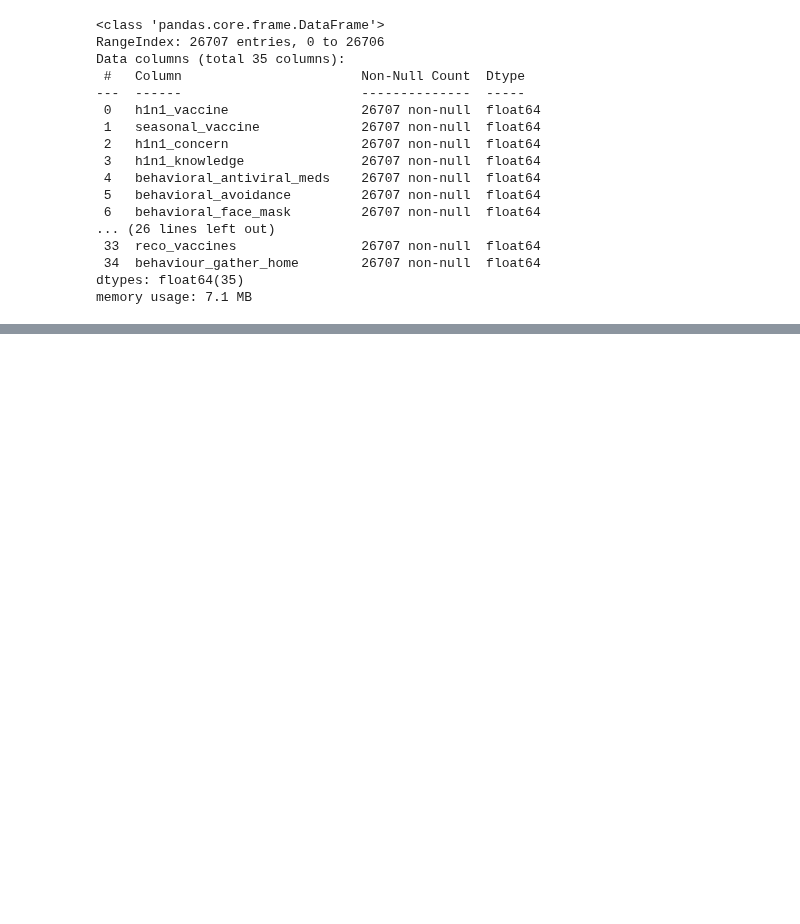
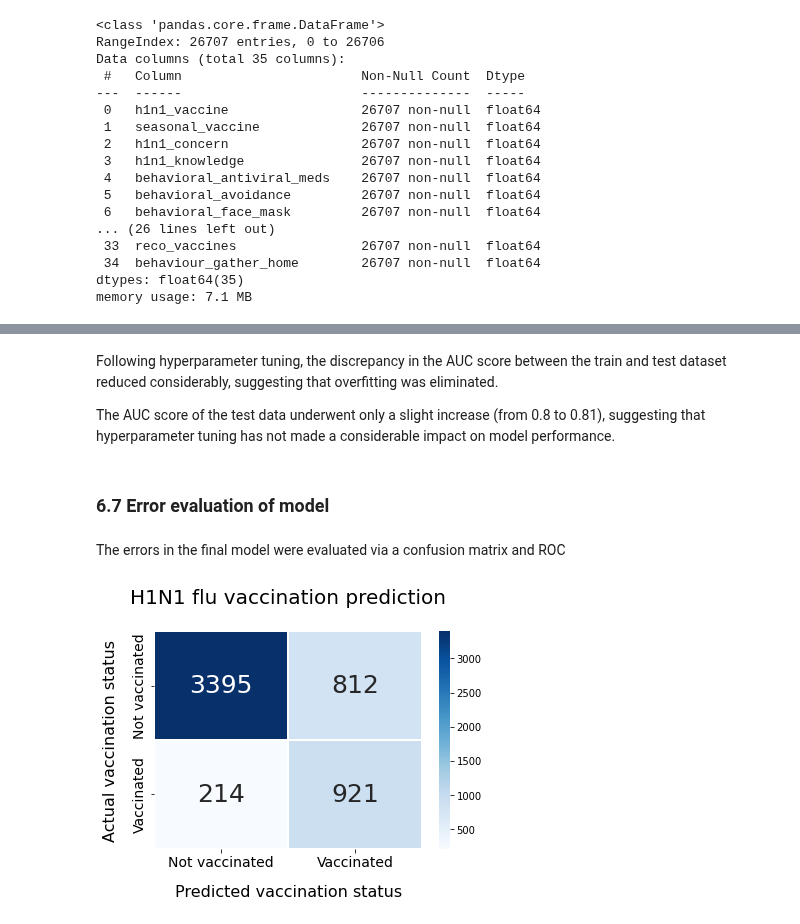
Before and after one commit to RayKwame/TheFluShot, a Jupyter notebook: Flu_shot_acceptance_final_version.ipynb, the cells around one changed output, grey strips where cells are left out. Saved outputs shown, nothing was run; the diff lists cells and outputs as text; code cells hidden in the pictures; blank space fills up the shorter version.

```diff
--- a/Flu_shot_acceptance_final_version.ipynb
+++ b/Flu_shot_acceptance_final_version.ipynb
@@ -470,0 +571,2 @@ memory usage: 7.1 MB
+# %%
+y_h1n1_test = y_h1n1_test.to_numpy()
@@ -470,0 +671,8 @@ memory usage: 7.1 MB
+# %%
+best_model_rand_forst_unilabel= RandomForestClassifier(n_estimators= 67, max_leaf_nodes=41, max_features=0.5, max_depth=7, bootstrap=True)
+# %%
+best_model_rand_forst_unilabel = best_model_rand_forst_unilabel.fit(X_downsamp_train, y_h1n1_downsamp_train)
+# %%
+best_model_h1n1_train = best_model_rand_forst_unilabel.predict(X_h1n1_train)
+
+best_model_h1n1_test = best_model_rand_forst_unilabel.predict(X_h1n1_test)
@@ -470,0 +727,22 @@ memory usage: 7.1 MB
+# %% [markdown]
+Following hyperparameter tuning, the discrepancy in the AUC score between the train and test dataset reduced considerably, suggesting that overfitting was eliminated.
+
+The AUC score of the test data underwent only a slight increase (from 0.8 to 0.81), suggesting that hyperparameter tuning has not made a considerable impact on model performance.
+# %% [markdown]
+### 6.7 Error evaluation of model
+# %% [markdown]
+The errors in the final model were evaluated via a confusion matrix and ROC
+# %%
+cm = confusion_matrix(y_h1n1_test, best_model_h1n1_test)
+sns.heatmap(cm, cmap='Blues', annot=True, fmt='d', linewidths=.5, annot_kws={"size":25})
+plt.title("H1N1 flu vaccination prediction", fontsize=20, y=1.1)
+plt.ylabel('Actual vaccination status', fontsize=16)
+plt.xlabel('Predicted vaccination status', fontsize=16)
+labels = ['Not vaccinated', 'Vaccinated']
+ax = plt.gca()
+ax.set_xticklabels(labels, fontsize=14)
+ax.set_yticklabels(labels, va="center", fontsize=14)
+ax.yaxis.labelpad = 15
+ax.xaxis.labelpad = 15
+# %% [output]
+[figure, added]
```
Also changed, not shown: parts of 50 cells of this notebook.
